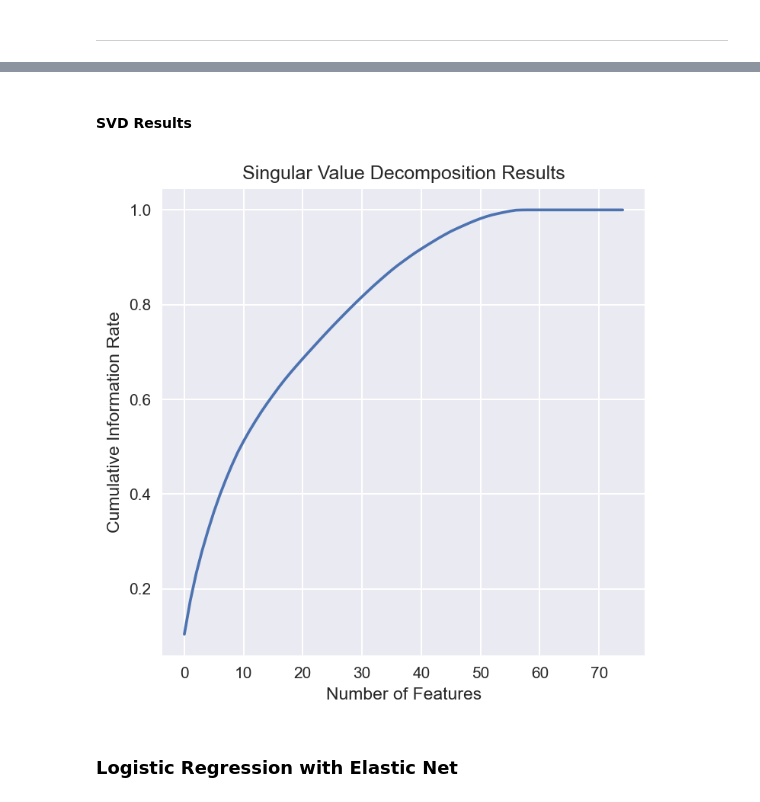
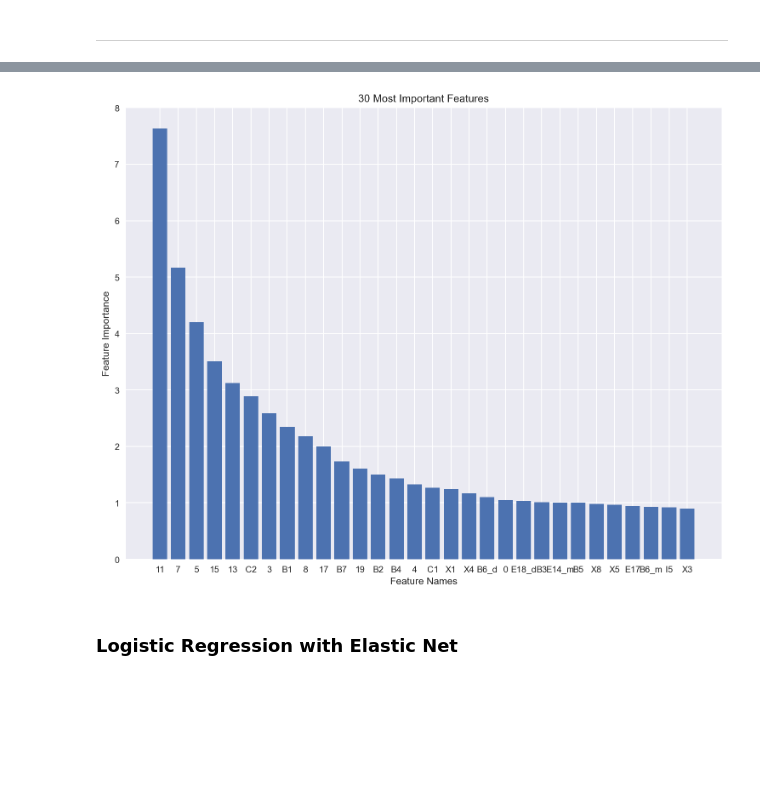
Before and after one commit to tong-jin-nyu/bank-churn-prediction, a Jupyter notebook: dev/models.ipynb, the cells around one changed output, grey strips where cells are left out. Saved outputs shown, nothing was run; the diff lists cells and outputs as text; code cells hidden in the pictures; blank space fills up the shorter version.

```diff
--- a/dev/models.ipynb
+++ b/dev/models.ipynb
@@ -88,0 +109,9 @@ scaled_X_test = pd.DataFrame(scaler.transform(X_test), columns = X_test.columns)
+# %%
+plt.style.use('seaborn')
+fig = plt.figure(num=None, figsize=(5, 5), dpi=150, tight_layout=True)
+plt.plot(np.cumsum(s**2)/np.sum(s**2))
+plt.xlabel('Number of Features')
+plt.ylabel('Cumulative Information Rate')
+plt.title('Singular Value Decomposition Results')
+plt.show()
+fig.savefig('../results/svd.png', dpi=fig.dpi)
@@ -96,16 +126,18 @@ s = np.linalg.svd(scaled_X_train, compute_uv=False)
-# %% [markdown]
-#### SVD Results
+# %%
+best_features = [scaled_X_train.columns[col] for col in svd.components_[0].argsort()[: : -1][:30]]
+# %%
+best_features_explained_variance = svd.explained_variance_
 # %%
 plt.style.use('seaborn')
-fig = plt.figure(num=None, figsize=(5, 5), dpi=150, tight_layout=True)
-plt.plot(np.cumsum(s**2)/np.sum(s**2))
-plt.xlabel('Number of Features')
-plt.ylabel('Cumulative Information Rate')
-plt.title('Singular Value Decomposition Results')
+fig = plt.figure(num=None, figsize=(10, 8), dpi=150, tight_layout=True)
+plt.bar(best_features, height=best_features_explained_variance)
+plt.xlabel('Feature Names')
+plt.ylabel('Feature Importance')
+plt.title('30 Most Important Features')
 plt.show()
-fig.savefig('../results/svd.png', dpi=fig.dpi)
+fig.savefig('../results/feature_importance.png', dpi=fig.dpi)
 # %% [output]
-[figure, old version]
+[figure, new version]
 # %% [markdown]
 ### Logistic Regression with Elastic Net
 # %%
```
Also changed, not shown: parts of 8 cells of this notebook.
